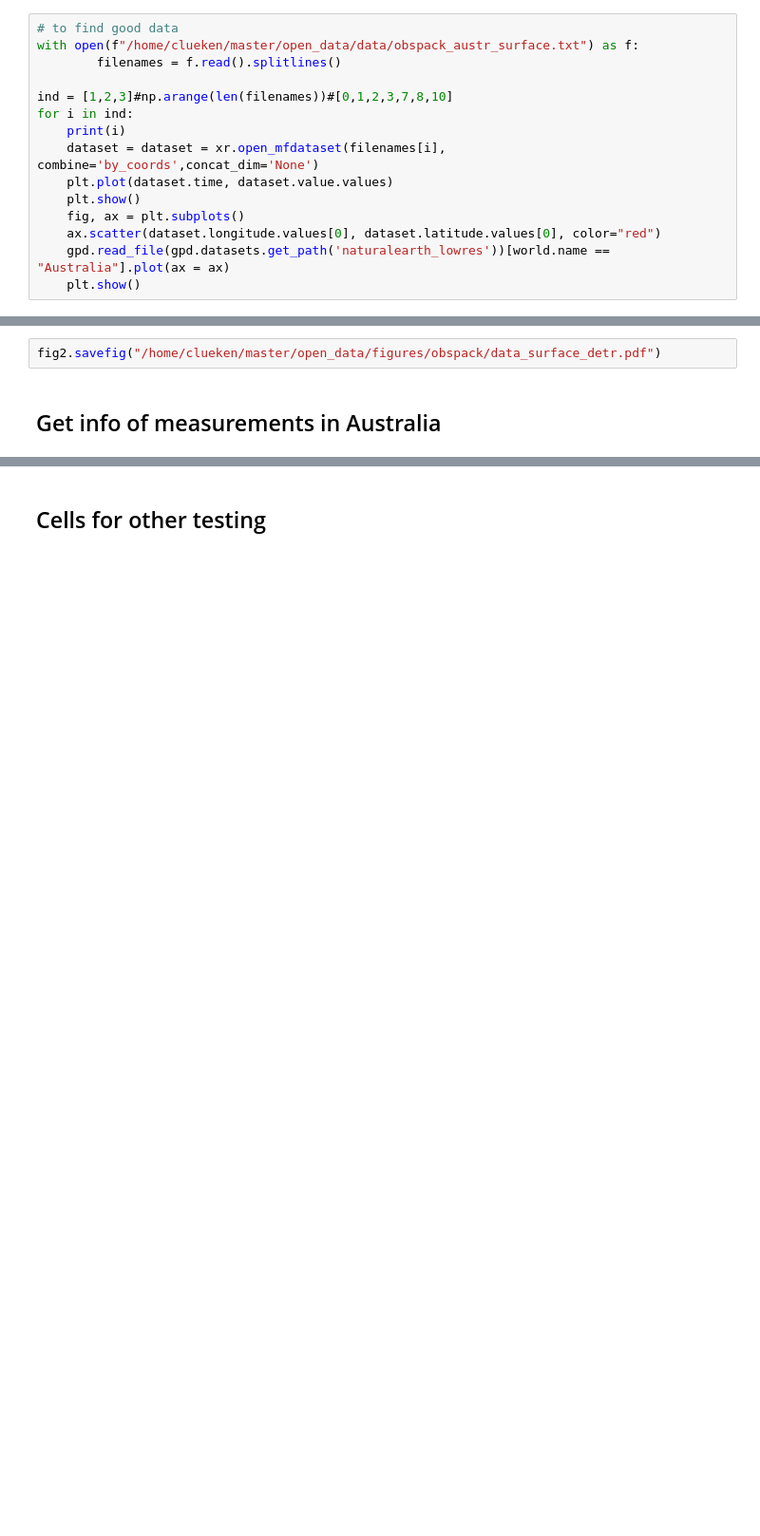
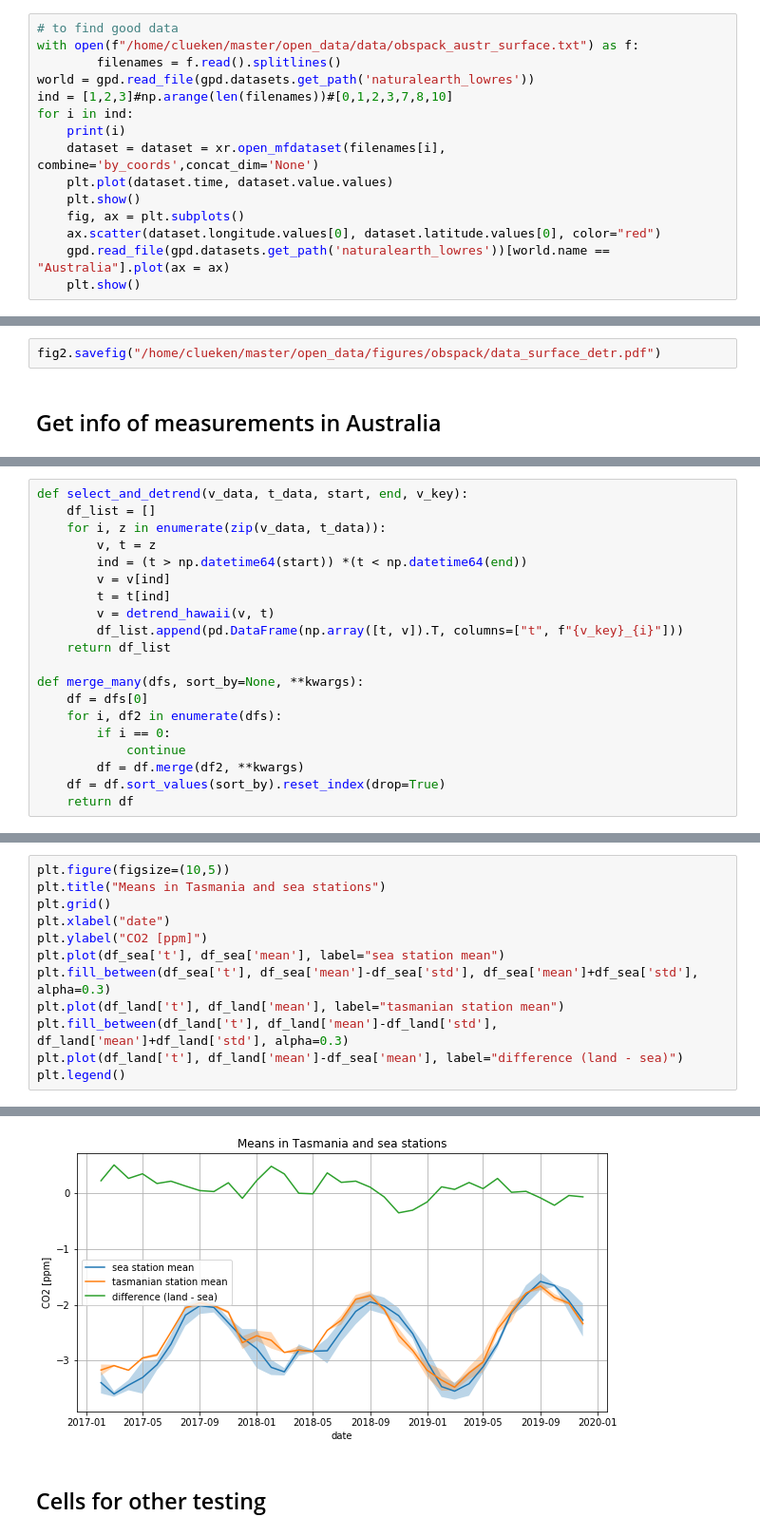
Before and after one commit to christopher-lw/ColumnFLEXPART, a Jupyter notebook: open_data/open_obspack.ipynb, the cells around one changed output, grey strips where cells are left out. Shown: that part at 95% size. Saved outputs shown, nothing was run; the diff lists cells and outputs as text; blank space fills up the shorter version.

Commit message:
added differences between land and surface to open_obspack and small bug fix in open_data_utils

```diff
--- a/open_data/open_obspack.ipynb
+++ b/open_data/open_obspack.ipynb
@@ -53,7 +53,7 @@ if save:
 # to find good data
 with open(f"/home/clueken/master/open_data/data/obspack_austr_surface.txt") as f:
         filenames = f.read().splitlines()
-
+world = gpd.read_file(gpd.datasets.get_path('naturalearth_lowres'))
 ind = [1,2,3]#np.arange(len(filenames))#[0,1,2,3,7,8,10]
 for i in ind:
     print(i)
@@ -169,0 +190,20 @@ for i,key in enumerate(types):
+# %%
+def select_and_detrend(v_data, t_data, start, end, v_key):
+    df_list = []
+    for i, z in enumerate(zip(v_data, t_data)):
+        v, t = z
+        ind = (t > np.datetime64(start)) *(t < np.datetime64(end))
+        v = v[ind]
+        t = t[ind]
+        v = detrend_hawaii(v, t)
+        df_list.append(pd.DataFrame(np.array([t, v]).T, columns=["t", f"{v_key}_{i}"]))
+    return df_list
+
+def merge_many(dfs, sort_by=None, **kwargs):
+    df = dfs[0]
+    for i, df2 in enumerate(dfs):
+        if i == 0:
+            continue
+        df = df.merge(df2, **kwargs)
+    df = df.sort_values(sort_by).reset_index(drop=True)
+    return df
@@ -169,0 +250,13 @@ for i,key in enumerate(types):
+# %%
+plt.figure(figsize=(10,5))
+plt.title("Means in Tasmania and sea stations")
+plt.grid()
+plt.xlabel("date")
+plt.ylabel("CO2 [ppm]")
+plt.plot(df_sea['t'], df_sea['mean'], label="sea station mean")
+plt.fill_between(df_sea['t'], df_sea['mean']-df_sea['std'], df_sea['mean']+df_sea['std'], alpha=0.3)
+plt.plot(df_land['t'], df_land['mean'], label="tasmanian station mean")
+plt.fill_between(df_land['t'], df_land['mean']-df_land['std'], df_land['mean']+df_land['std'], alpha=0.3)
+plt.plot(df_land['t'], df_land['mean']-df_sea['mean'], label="difference (land - sea)")
+plt.legend()
+# %% [output]
@@ -170,3 +264,4 @@ for i,key in enumerate(types):
+[figure, added]
 # %% [markdown]
 ## Cells for other testing
 # %%
```
Also changed, not shown: parts of 9 cells of this notebook, 1 other file.
